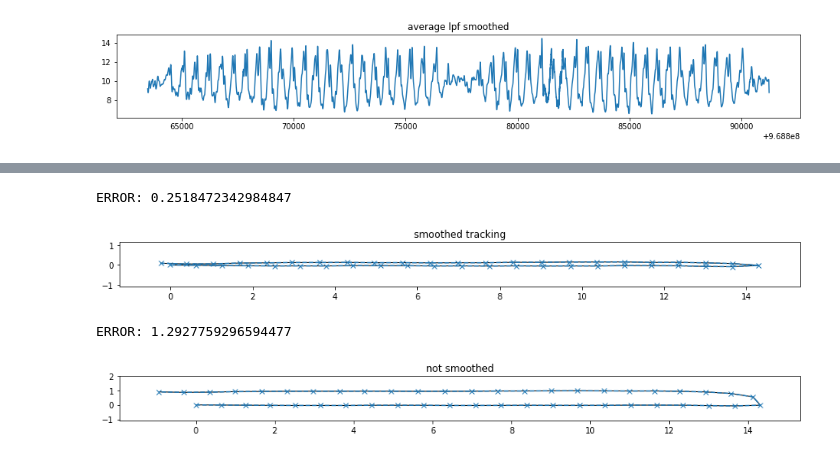
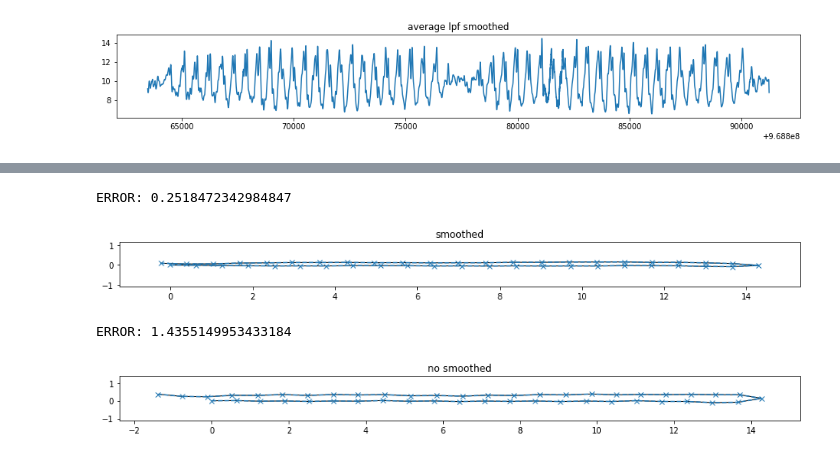
Before and after one commit to vo-senior-design-fall2018/inertial-positioning, a Jupyter notebook: step_analysis.ipynb, the cells around one changed output, grey strips where cells are left out. Saved outputs shown, nothing was run; the diff lists cells and outputs as text; code cells hidden in the pictures.

Commit message:
more charts

```diff
--- a/step_analysis.ipynb
+++ b/step_analysis.ipynb
@@ -224,9 +224,12 @@ class InertialNavigator:
         return False
 # %%
 inNav = InertialNavigator()
+inNav_nosmooth = InertialNavigator(filter_data=False)
 
 for data in acc_normal:
     inNav.feed_sensor_data(data)
+    inNav_nosmooth.feed_sensor_data(data)
 
-"Estimated Steps", inNav.get_step_count()
+print "Estimated Steps:", inNav.get_step_count()
+print "Unfiltered Estimated Steps:", inNav_nosmooth.get_step_count()
 # %% [output]
@@ -268,68 +290,64 @@ plt.show()
 # %%
 x = [0]
 y = [0]
+x_nosmooth = [0]
+y_nosmooth = [0]
 angle_i = 0
 
 inNav = InertialNavigator()
+inNav_nosmooth = InertialNavigator(filter_data=False)
+
 for data in acc_normal:
     if data[0] > t[angle_i]:
         angle_i = min(angle_i+1, len(filtered_cgz)-1)
 
     step_detected = inNav.feed_sensor_data(data)
     if step_detected:
         step_length = inNav.get_step_length()
         x.append(x[-1] + step_length * math.cos(filtered_cgz[angle_i]))
         y.append(y[-1] + step_length * math.sin(filtered_cgz[angle_i]))
 
-codes = [Path.MOVETO] + [Path.LINETO] * (len(x) - 1)
-path = Path(zip(x, y), codes)
+    step_detected = inNav_nosmooth.feed_sensor_data(data)
+    if step_detected:
+        step_length = inNav_nosmooth.get_step_length()
+        x_nosmooth.append(x_nosmooth[-1] + step_length * math.cos(cgz[angle_i]))
+        y_nosmooth.append(y_nosmooth[-1] + step_length * math.sin(cgz[angle_i]))
 
 fig = plt.figure(figsize=(15, 1))
 ax = fig.add_subplot(111)
+
+codes = [Path.MOVETO] + [Path.LINETO] * (len(x) - 1)
+coord = zip(x, y)
+path = Path(coord, codes)
 
 patch = patches.PathPatch(path, facecolor='white', lw=1)
 ax.add_patch(patch)
 ax.set_xlim(min(x)-1, max(x)+1)
 ax.set_ylim(min(y)-1, max(y)+1)
 
+print "ERROR:", norm([abs(x[0]-x[-1]), abs(y[0]-y[-1])])
 ax.plot(x, y, 'x--')
-print "ERROR:", norm([abs(x[0]-x[-1]), abs(y[0]-y[-1])])
-plt.title('smoothed tracking')
+plt.title('smoothed')
 plt.show()
-
-
-x = [0]
-y = [0]
-angle_i = 0
-
-inNav_nosmooth = InertialNavigator(filter_data=False)
-for data in acc_normal:
-    if data[0] > t[angle_i]:
-        angle_i = min(angle_i+1, len(filtered_cgz)-1)
-
-    step_detected = inNav_nosmooth.feed_sensor_data(data)
-    if step_detected:
-        step_length = inNav_nosmooth.get_step_length()
-        x.append(x[-1] + step_length * math.cos(filtered_cgz[angle_i]))
-        y.append(y[-1] + step_length * math.sin(filtered_cgz[angle_i]))
-
-codes = [Path.MOVETO] + [Path.LINETO] * (len(x) - 1)
-path = Path(zip(x, y), codes)
 
 fig = plt.figure(figsize=(15, 1))
 ax = fig.add_subplot(111)
 
-patch = patches.PathPatch(path, facecolor='white', lw=1)
-ax.add_patch(patch)
-ax.set_xlim(min(x)-1, max(x)+1)
-ax.set_ylim(min(y)-1, max(y)+1)
+codes_nosmooth = [Path.MOVETO] + [Path.LINETO] * (len(x_nosmooth) - 1)
+coord_nosmooth = zip(x_nosmooth, y_nosmooth)
+path_nosmooth = Path(coord_nosmooth, codes_nosmooth)
 
-ax.plot(x, y, 'x--')
-print "ERROR:", norm([abs(x[0]-x[-1]), abs(y[0]-y[-1])])
-plt.title('not smoothed')
+patch_nosmooth = patches.PathPatch(path_nosmooth, facecolor='white', lw=1)
+ax.add_patch(patch_nosmooth)
+ax.set_xlim(min(x_nosmooth)-1, max(x_nosmooth)+1)
+ax.set_ylim(min(y_nosmooth)-1, max(y_nosmooth)+1)
+
+print "ERROR:", norm([abs(x_nosmooth[0]-x_nosmooth[-1]), abs(y_nosmooth[0]-y_nosmooth[-1])])
+ax.plot(x_nosmooth, y_nosmooth, 'x--')
+plt.title('no smoothed')
 plt.show()
 # %% [output]
 ERROR: 0.2518472342984847
-[figure, old version]
+[figure, new version]
-ERROR: 1.2927759296594477
+ERROR: 1.4355149953433184
-[figure, old version]
+[figure, new version]
```
Also changed, not shown: parts of 2 cells of this notebook.
